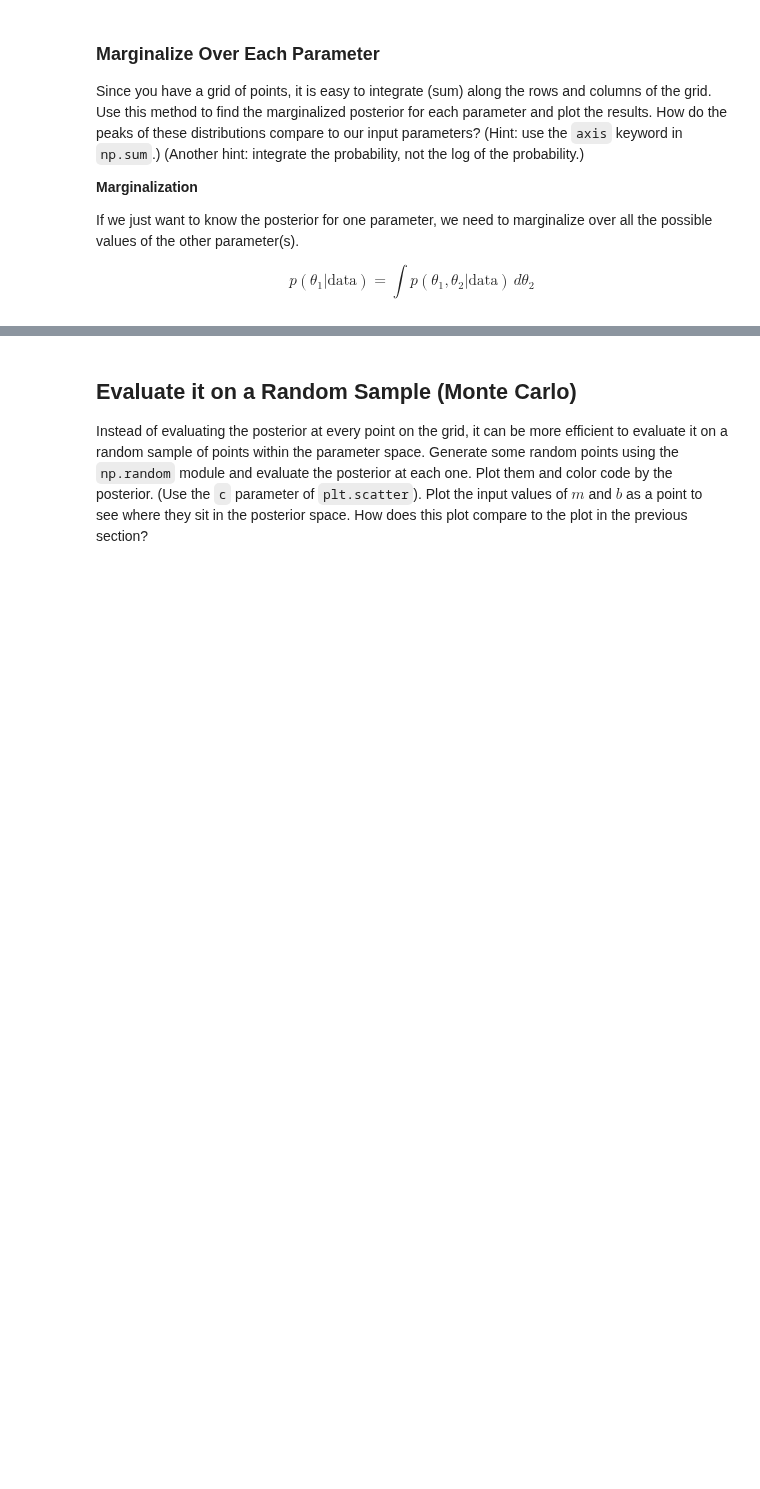
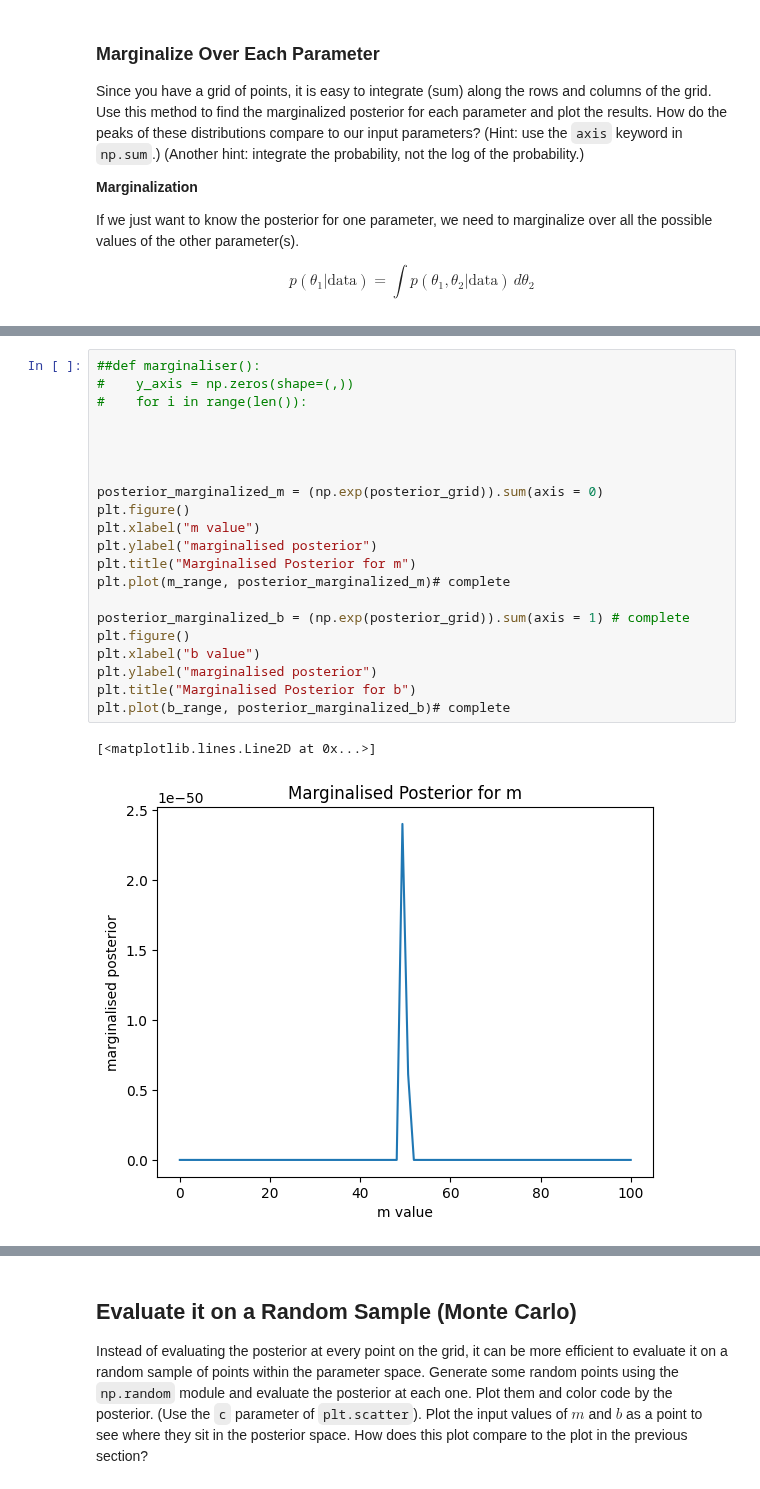
Before and after one commit to ASTR154/bayesian-statistics, a Jupyter notebook: monte_carlo_line_fitting.ipynb, the cells around one changed output, grey strips where cells are left out. Drawn from its saved outputs; the diff is of its cells as text; blank space fills up the shorter version.

```diff
--- a/monte_carlo_line_fitting.ipynb
+++ b/monte_carlo_line_fitting.ipynb
@@ -146,0 +174,24 @@ plt.plot(# complete
+# %%
+##def marginaliser():
+#    y_axis = np.zeros(shape=(,))
+#    for i in range(len()):
+
+
+
+
+posterior_marginalized_m = (np.exp(posterior_grid)).sum(axis = 0)
+plt.figure()
+plt.xlabel("m value")
+plt.ylabel("marginalised posterior")
+plt.title("Marginalised Posterior for m")
+plt.plot(m_range, posterior_marginalized_m)# complete
+
+posterior_marginalized_b = (np.exp(posterior_grid)).sum(axis = 1) # complete
+plt.figure()
+plt.xlabel("b value")
+plt.ylabel("marginalised posterior")
+plt.title("Marginalised Posterior for b")
+plt.plot(b_range, posterior_marginalized_b)# complete
+# %% [output]
+[<matplotlib.lines.Line2D at 0x...>]
+[figure, added]
```
Also changed, not shown: parts of 10 cells of this notebook.
